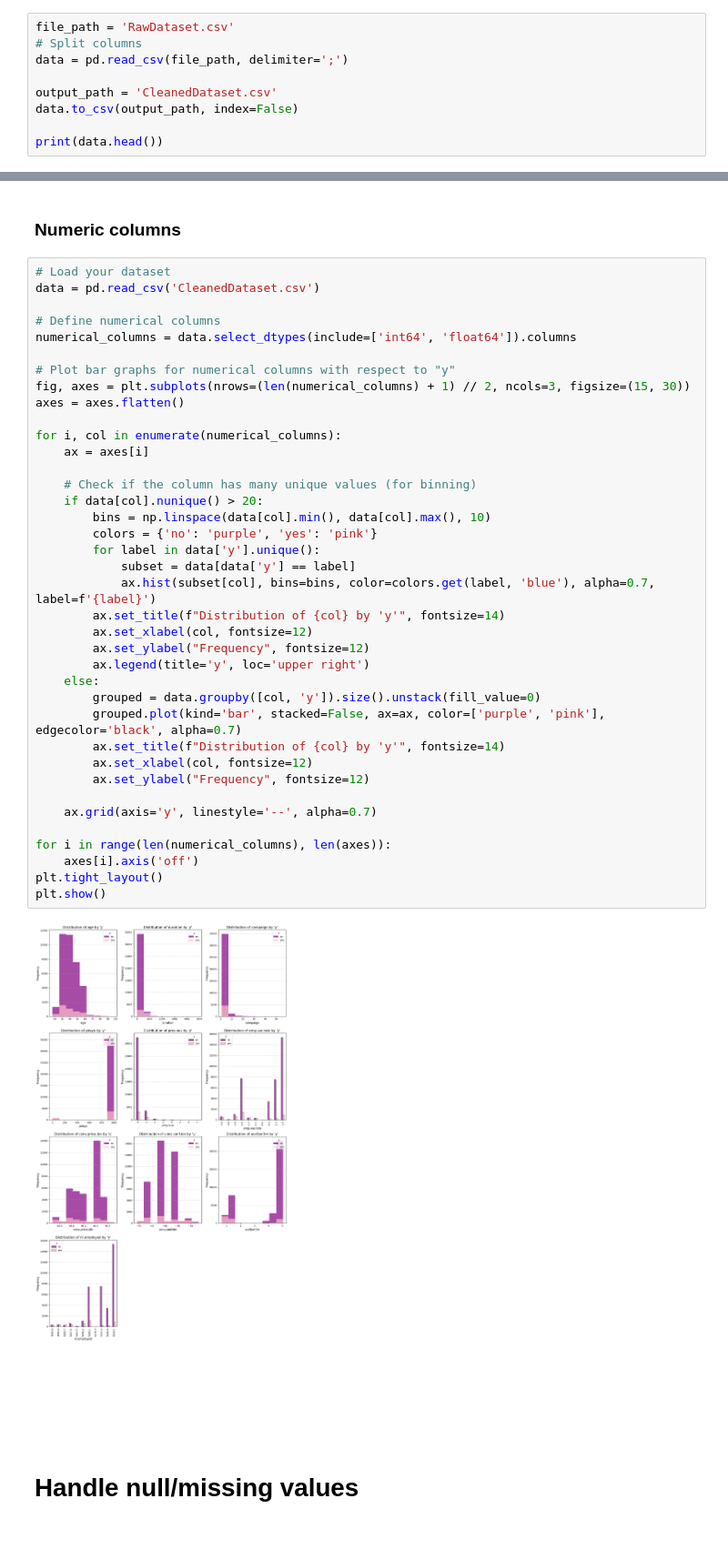
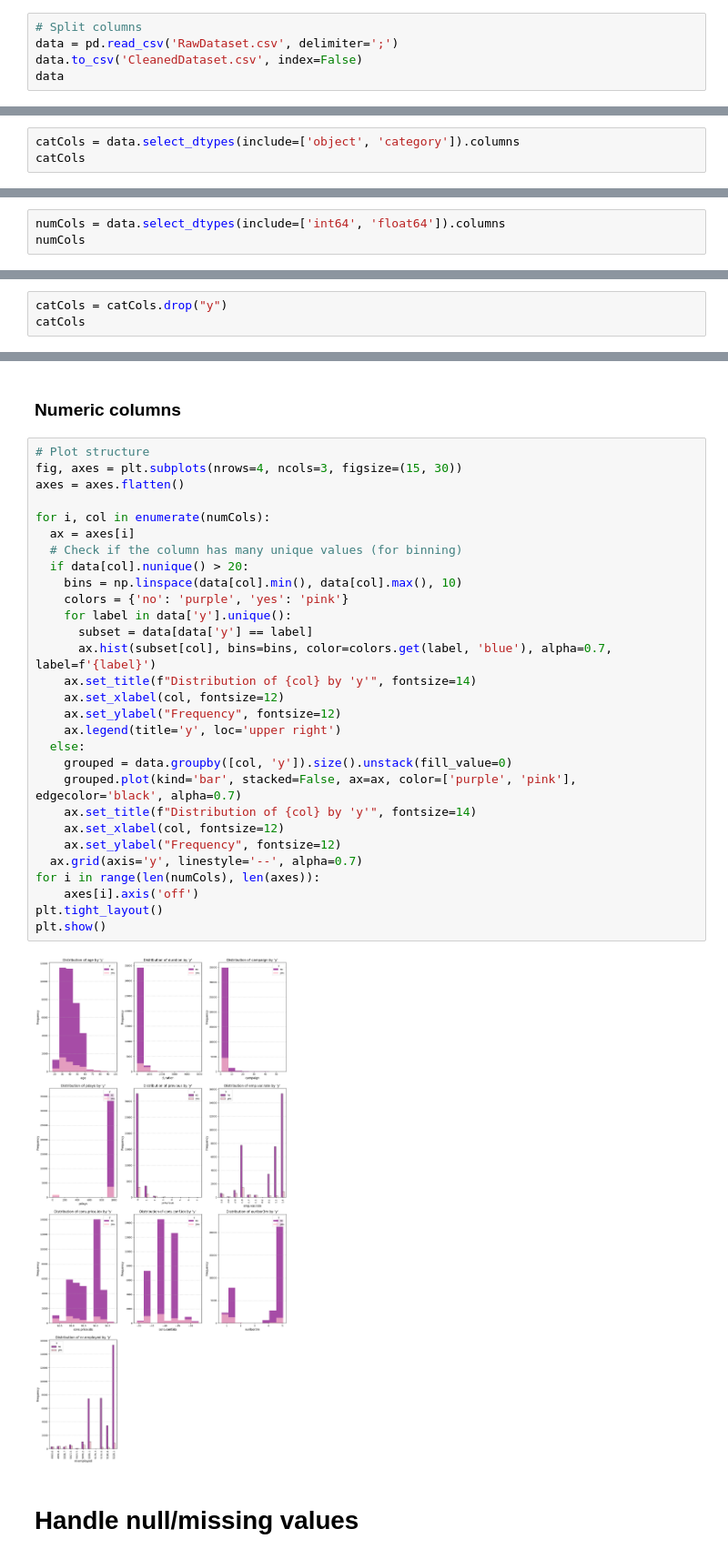
Before and after one commit to Mineth03/Client-Predicting, a Jupyter notebook: Preprocessing/DataPreprocessing.ipynb, the cells around one changed output, grey strips where cells are left out. Shown at 91% size. Saved outputs shown, nothing was run; the diff lists cells and outputs as text.

```diff
--- a/Preprocessing/DataPreprocessing.ipynb
+++ b/Preprocessing/DataPreprocessing.ipynb
@@ -10,10 +27,6 @@ import seaborn as sns
 # %%
-file_path = 'RawDataset.csv'
 # Split columns
-data = pd.read_csv(file_path, delimiter=';')
-
-output_path = 'CleanedDataset.csv'
-data.to_csv(output_path, index=False)
-
-print(data.head())
+data = pd.read_csv('RawDataset.csv', delimiter=';')
+data.to_csv('CleanedDataset.csv', index=False)
+data
 # %% [output]
@@ -125,3 +118,6 @@ plt.show()
 ## **Data distribution**
 # %% [markdown]
 ### **Categorical columns**
+# %%
+catCols = data.select_dtypes(include=['object', 'category']).columns
+catCols
@@ -156,2 +145,5 @@ plt.show()
 # %% [markdown]
 ### **Numerical columns**
+# %%
+numCols = data.select_dtypes(include=['int64', 'float64']).columns
+numCols
@@ -194,3 +176,6 @@ plt.show()
 ## **Data distribution respect to y**
 # %% [markdown]
 ### **Categorical columns**
+# %%
+catCols = catCols.drop("y")
+catCols
@@ -228,45 +205,36 @@ plt.show()
 # %% [markdown]
 ### **Numeric columns**
 # %%
-# Load your dataset
-data = pd.read_csv('CleanedDataset.csv')
-
-# Define numerical columns
-numerical_columns = data.select_dtypes(include=['int64', 'float64']).columns
-
-# Plot bar graphs for numerical columns with respect to "y"
-fig, axes = plt.subplots(nrows=(len(numerical_columns) + 1) // 2, ncols=3, figsize=(15, 30))
+# Plot structure
+fig, axes = plt.subplots(nrows=4, ncols=3, figsize=(15, 30))
 axes = axes.flatten()
 
-for i, col in enumerate(numerical_columns):
-    ax = axes[i]
-
-    # Check if the column has many unique values (for binning)
-    if data[col].nunique() > 20:
-        bins = np.linspace(data[col].min(), data[col].max(), 10)
-        colors = {'no': 'purple', 'yes': 'pink'}
-        for label in data['y'].unique():
-            subset = data[data['y'] == label]
-            ax.hist(subset[col], bins=bins, color=colors.get(label, 'blue'), alpha=0.7, label=f'{label}')
-        ax.set_title(f"Distribution of {col} by 'y'", fontsize=14)
-        ax.set_xlabel(col, fontsize=12)
-        ax.set_ylabel("Frequency", fontsize=12)
-        ax.legend(title='y', loc='upper right')
-    else:
-        grouped = data.groupby([col, 'y']).size().unstack(fill_value=0)
-        grouped.plot(kind='bar', stacked=False, ax=ax, color=['purple', 'pink'], edgecolor='black', alpha=0.7)
-        ax.set_title(f"Distribution of {col} by 'y'", fontsize=14)
-        ax.set_xlabel(col, fontsize=12)
-        ax.set_ylabel("Frequency", fontsize=12)
-
-    ax.grid(axis='y', linestyle='--', alpha=0.7)
-
-for i in range(len(numerical_columns), len(axes)):
+for i, col in enumerate(numCols):
+  ax = axes[i]
+  # Check if the column has many unique values (for binning)
+  if data[col].nunique() > 20:
+    bins = np.linspace(data[col].min(), data[col].max(), 10)
+    colors = {'no': 'purple', 'yes': 'pink'}
+    for label in data['y'].unique():
+      subset = data[data['y'] == label]
+      ax.hist(subset[col], bins=bins, color=colors.get(label, 'blue'), alpha=0.7, label=f'{label}')
+    ax.set_title(f"Distribution of {col} by 'y'", fontsize=14)
+    ax.set_xlabel(col, fontsize=12)
+    ax.set_ylabel("Frequency", fontsize=12)
+    ax.legend(title='y', loc='upper right')
+  else:
+    grouped = data.groupby([col, 'y']).size().unstack(fill_value=0)
+    grouped.plot(kind='bar', stacked=False, ax=ax, color=['purple', 'pink'], edgecolor='black', alpha=0.7)
+    ax.set_title(f"Distribution of {col} by 'y'", fontsize=14)
+    ax.set_xlabel(col, fontsize=12)
+    ax.set_ylabel("Frequency", fontsize=12)
+  ax.grid(axis='y', linestyle='--', alpha=0.7)
+for i in range(len(numCols), len(axes)):
     axes[i].axis('off')
 plt.tight_layout()
 plt.show()
 # %% [output]
-[figure, old version]
+[figure, new version]
 # %% [markdown]
 # **Handle null/missing values**
 # %%
```
Also changed, not shown: parts of 75 cells of this notebook.
